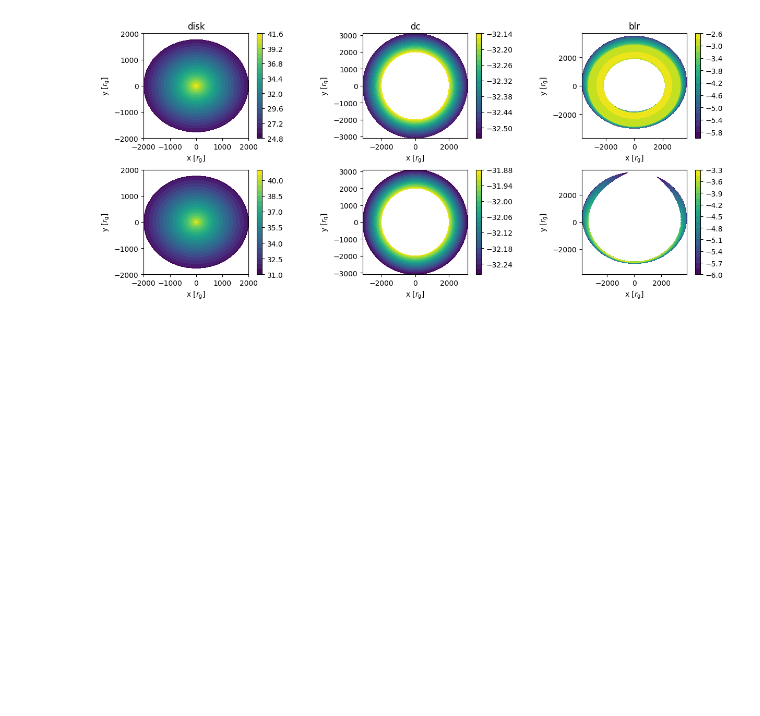
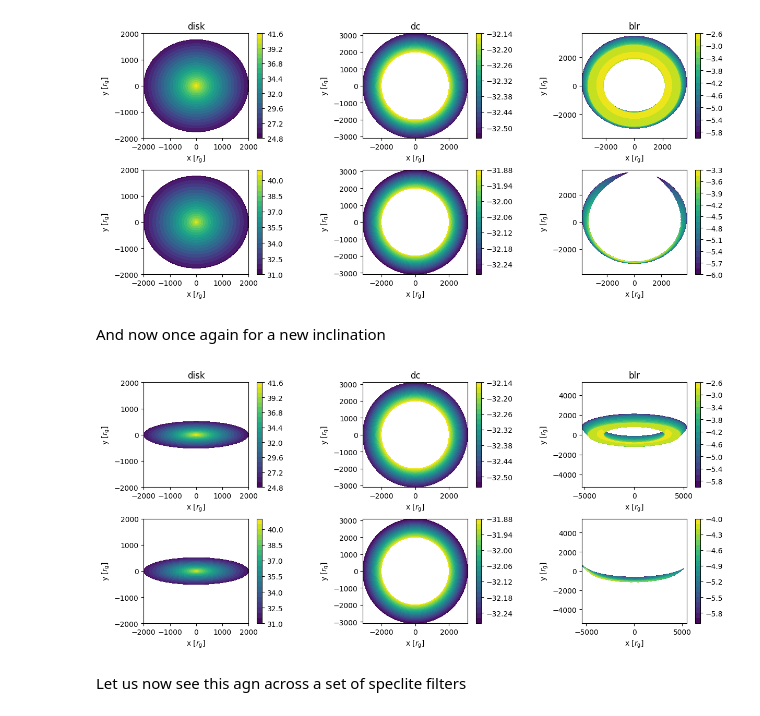
Before and after one commit to Henry-Best-01/Amoeba, a Jupyter notebook: amoeba/Notebooks/The_AGN.ipynb, the cells around one changed output. Drawn from its saved outputs; the diff is of its cells as text; code cells hidden in the pictures; blank space fills up the shorter version.

```diff
--- a/amoeba/Notebooks/The_AGN.ipynb
+++ b/amoeba/Notebooks/The_AGN.ipynb
@@ -391,7 +360,10 @@ my_basic_agn.update_inclination(28)
 my_basic_agn.update_redshift(2.1)
 # recall the blr was initialized at rest frame 388 and 710 nm.
 
-wavelength_ranges = [[1000, 1300], [2000, 2100]]
+wavelength_ranges = [
+    [1000, 1300],
+    [2000, 2100],
+]  # in nm, any number of ranges may be given.
 
 visualization = my_basic_agn.visualize_agn_pipeline(
     observer_frame_wavelengths_in_nm=wavelength_ranges
@@ -486,3 +424,35 @@ plt.subplots_adjust(hspace=0.3, wspace=0.3)
 plt.show()
 # %% [output]
 [figure]
+# %% [markdown]
+And now once again for a new inclination
+# %%
+my_basic_agn.update_inclination(75)
+
+component_projections = my_basic_agn.visualize_agn_pipeline(
+    observer_frame_wavelengths_in_nm=wavelength_ranges, return_components=True
+)
+# %%
+fig, ax = plt.subplots(2, 3, figsize=(15, 6))
+
+for row, wavelength_range in enumerate(component_projections):
+    for column, current_flux_projection in enumerate(wavelength_range):
+        X, Y = current_flux_projection.get_plotting_axes()
+        cur_conts = ax[row, column].contourf(
+            X, Y, np.log10(current_flux_projection.flux_array), 20
+        )
+        plt.colorbar(cur_conts, ax=ax[row, column])
+        ax[row, column].set_xlabel(r"x [$r_{\rm{g}}$]")
+        ax[row, column].set_ylabel(r"y [$r_{\rm{g}}$]")
+        ax[row, column].set_aspect(1)
+
+ax[0, 0].set_title("disk")
+ax[0, 1].set_title("dc")
+ax[0, 2].set_title("blr")
+
+plt.subplots_adjust(hspace=0.3, wspace=0.3)
+plt.show()
+# %% [output]
+[figure, added]
+# %% [markdown]
+Let us now see this agn across a set of speclite filters
```
Also changed, not shown: parts of 20 cells of this notebook, 2 other files.
